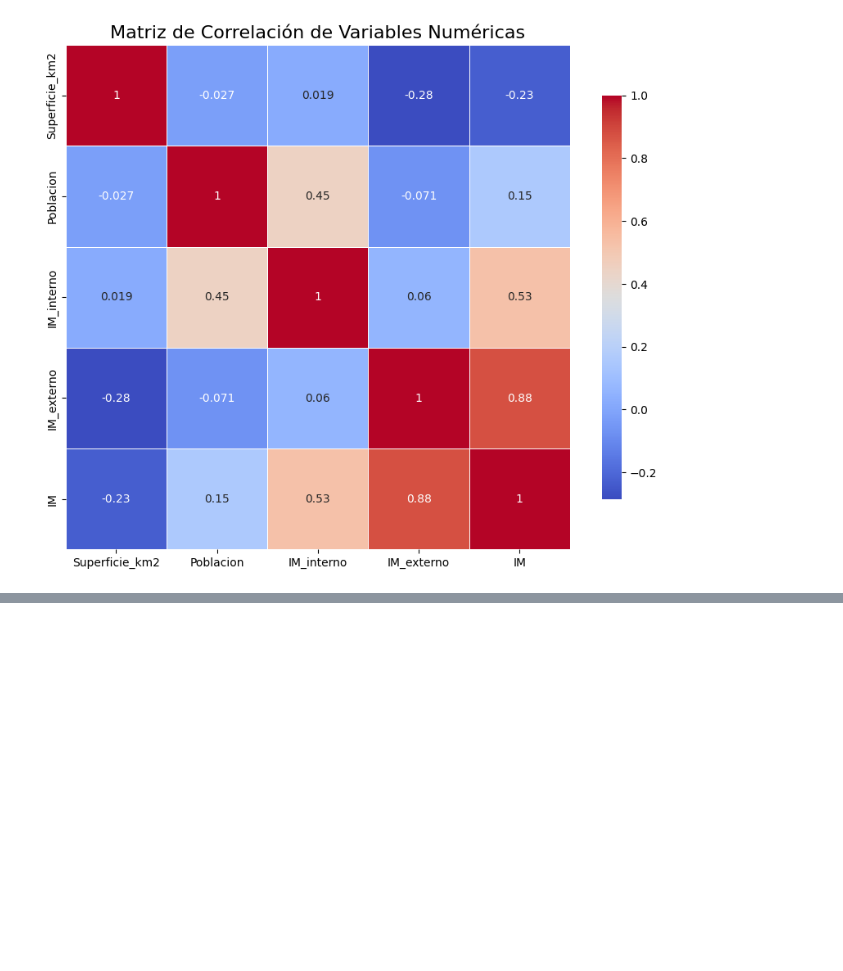
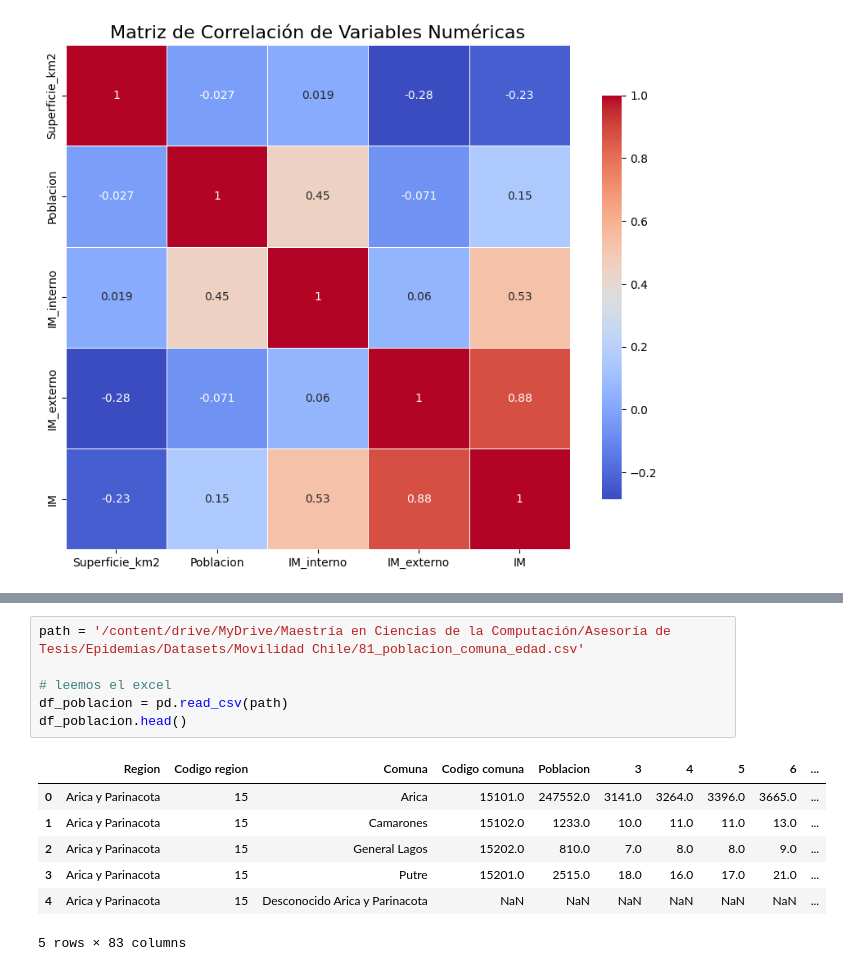
Before and after one commit to Ivan-Arias/Covid-19-Mov, a Jupyter notebook: Movilidad_Chile.ipynb, the cells around one changed output, grey strips where cells are left out. Cells and saved outputs as stored; diff of their text form; blank space fills up the shorter version.

```diff
--- a/Movilidad_Chile.ipynb
+++ b/Movilidad_Chile.ipynb
@@ -237,0 +268,14 @@ plt.show()
+# %%
+path = '/content/drive/MyDrive/Maestría en Ciencias de la Computación/Asesoría de Tesis/Epidemias/Datasets/Movilidad Chile/81_poblacion_comuna_edad.csv'
+
+# leemos el excel
+df_poblacion = pd.read_csv(path)
+df_poblacion.head()
+# %% [output]
+|  | Region | Codigo region | Comuna | Codigo comuna | Poblacion | 3 | 4 | 5 | 6 | ... |
+| 0 | Arica y Parinacota | 15 | Arica | 15101.0 | 247552.0 | 3141.0 | 3264.0 | 3396.0 | 3665.0 | ... |
+| 1 | Arica y Parinacota | 15 | Camarones | 15102.0 | 1233.0 | 10.0 | 11.0 | 11.0 | 13.0 | ... |
+| 2 | Arica y Parinacota | 15 | General Lagos | 15202.0 | 810.0 | 7.0 | 8.0 | 8.0 | 9.0 | ... |
+| 3 | Arica y Parinacota | 15 | Putre | 15201.0 | 2515.0 | 18.0 | 16.0 | 17.0 | 21.0 | ... |
+| 4 | Arica y Parinacota | 15 | Desconocido Arica y Parinacota | NaN | NaN | NaN | NaN | NaN | NaN | ... |
+5 rows × 83 columns
```
Also changed, not shown: parts of 19 cells of this notebook.
